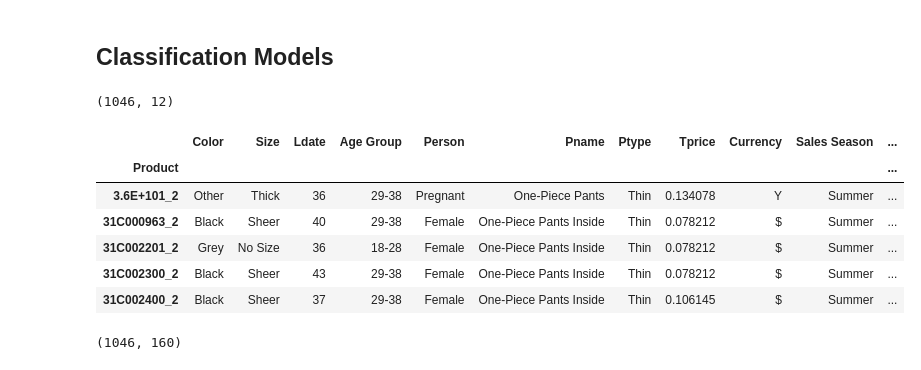
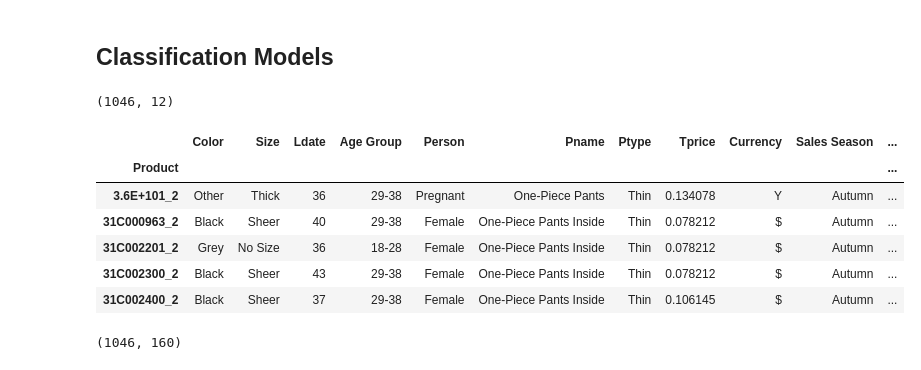
Before and after one commit to imad24/pc_clustering, a Jupyter notebook: notebooks/Cerf7/0.6-imad-predict-NPI-quantities.ipynb, the cells around one changed output. Drawn from its saved outputs; the diff is of its cells as text; code cells hidden in the pictures.

```diff
--- a/notebooks/Cerf7/0.6-imad-predict-NPI-quantities.ipynb
+++ b/notebooks/Cerf7/0.6-imad-predict-NPI-quantities.ipynb
@@ -116,39 +116,39 @@ from sklearn.dummy import DummyClassifier
 
 from sklearn.model_selection import train_test_split
 from sklearn.preprocessing import OneHotEncoder,LabelBinarizer,LabelEncoder
 from sklearn.tree import  export_graphviz
 import subprocess
 
 
 def visualize_tree(tree, feature_names,class_names=None):
 
     with open(reports_path+"dt.dot", 'w') as f:
 
         export_graphviz(tree, out_file=f, feature_names=feature_names,  filled=True, rounded=True, class_names=True )
 
     command = ["C:\\Program Files (x86)\\Graphviz2.38\\bin\\dot.exe", "-Tpng", reports_path+"dt.dot", "-o", "dt.png"]
 
     try:
         subprocess.check_call(command)
     except:
         exit("Could not run dot, ie graphviz, to "
              "produce visualization")
 
 
 features_df = df[features_list].copy()
 data = features_df.copy()
-data["Sales Season"] = "Summer"
+data["Sales Season"] = s
 print(data.shape)
 display(data.head())
 # %% [output]
 (1046, 12)
 |  | Color | Size | Ldate | Age Group | Person | Pname | Ptype | Tprice | Currency | Sales Season | ... |
 | Product |  |  |  |  |  |  |  |  |  |  | ... |
-| 3.6E+101_2 | Other | Thick | 36 | 29-38 | Pregnant | One-Piece Pants | Thin | 0.134078 | Y | Summer | ... |
-| 31C000963_2 | Black | Sheer | 40 | 29-38 | Female | One-Piece Pants Inside | Thin | 0.078212 | $ | Summer | ... |
-| 31C002201_2 | Grey | No Size | 36 | 18-28 | Female | One-Piece Pants Inside | Thin | 0.078212 | $ | Summer | ... |
-| 31C002300_2 | Black | Sheer | 43 | 29-38 | Female | One-Piece Pants Inside | Thin | 0.078212 | $ | Summer | ... |
-| 31C002400_2 | Black | Sheer | 37 | 29-38 | Female | One-Piece Pants Inside | Thin | 0.106145 | $ | Summer | ... |
+| 3.6E+101_2 | Other | Thick | 36 | 29-38 | Pregnant | One-Piece Pants | Thin | 0.134078 | Y | Autumn | ... |
+| 31C000963_2 | Black | Sheer | 40 | 29-38 | Female | One-Piece Pants Inside | Thin | 0.078212 | $ | Autumn | ... |
+| 31C002201_2 | Grey | No Size | 36 | 18-28 | Female | One-Piece Pants Inside | Thin | 0.078212 | $ | Autumn | ... |
+| 31C002300_2 | Black | Sheer | 43 | 29-38 | Female | One-Piece Pants Inside | Thin | 0.078212 | $ | Autumn | ... |
+| 31C002400_2 | Black | Sheer | 37 | 29-38 | Female | One-Piece Pants Inside | Thin | 0.106145 | $ | Autumn | ... |
 # %%
 X = prp.encode(data.drop(["Cluster"],axis=1),non_categorical = numeric)
 feature_labels = X.columns
```
Also changed, not shown: parts of 8 cells of this notebook, 7 other files.
